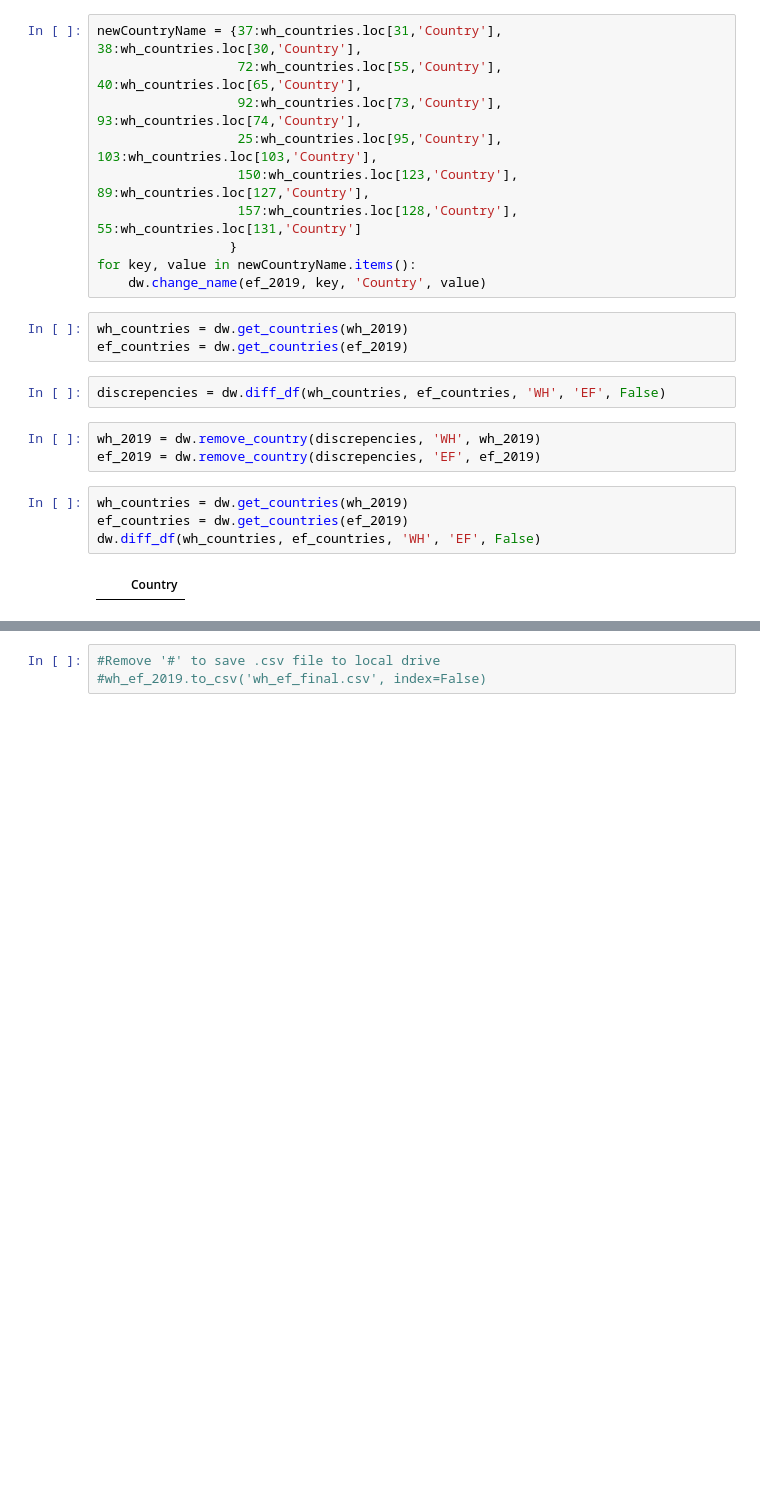
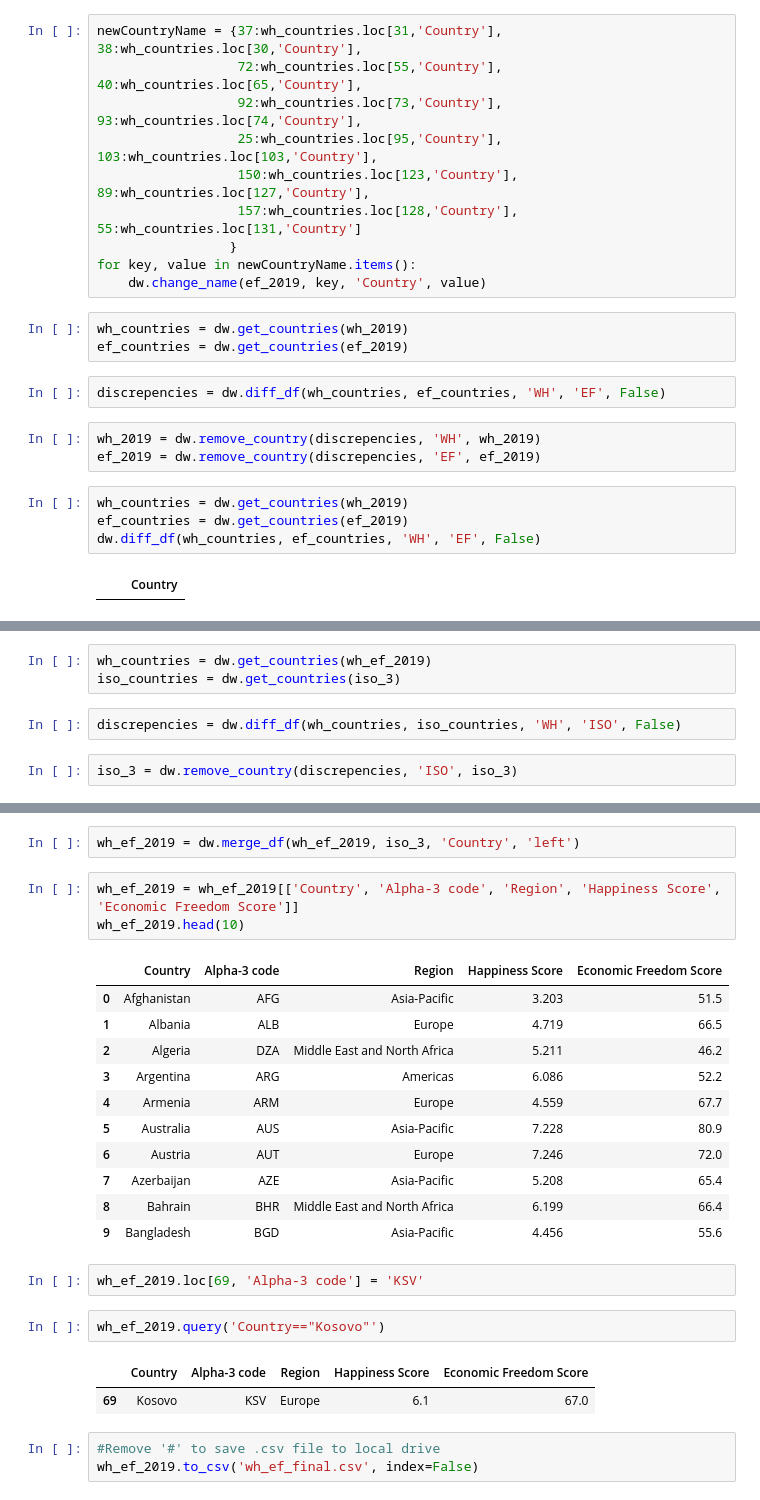
Before and after one commit to nina-driver/Springboard-Capstone-Project-1, a Jupyter notebook: Data Wrangling-WH-EF.ipynb, the cells around one changed output, grey strips where cells are left out. Drawn from its saved outputs; the diff is of its cells as text; blank space fills up the shorter version.

```diff
--- a/Data Wrangling-WH-EF.ipynb
+++ b/Data Wrangling-WH-EF.ipynb
@@ -182,0 +242,7 @@ memory usage: 4.5+ KB
+# %%
+wh_countries = dw.get_countries(wh_ef_2019)
+iso_countries = dw.get_countries(iso_3)
+# %%
+discrepencies = dw.diff_df(wh_countries, iso_countries, 'WH', 'ISO', False)
+# %%
+iso_3 = dw.remove_country(discrepencies, 'ISO', iso_3)
@@ -183,3 +256,27 @@ memory usage: 4.5+ KB
+# %%
+wh_ef_2019 = dw.merge_df(wh_ef_2019, iso_3, 'Country', 'left')
+# %%
+wh_ef_2019 = wh_ef_2019[['Country', 'Alpha-3 code', 'Region', 'Happiness Score', 'Economic Freedom Score']]
+wh_ef_2019.head(10)
+# %% [output]
+|  | Country | Alpha-3 code | Region | Happiness Score | Economic Freedom Score |
+| 0 | Afghanistan | AFG | Asia-Pacific | 3.203 | 51.5 |
+| 1 | Albania | ALB | Europe | 4.719 | 66.5 |
+| 2 | Algeria | DZA | Middle East and North Africa | 5.211 | 46.2 |
+| 3 | Argentina | ARG | Americas | 6.086 | 52.2 |
+| 4 | Armenia | ARM | Europe | 4.559 | 67.7 |
+| 5 | Australia | AUS | Asia-Pacific | 7.228 | 80.9 |
+| 6 | Austria | AUT | Europe | 7.246 | 72.0 |
+| 7 | Azerbaijan | AZE | Asia-Pacific | 5.208 | 65.4 |
+| 8 | Bahrain | BHR | Middle East and North Africa | 6.199 | 66.4 |
+| 9 | Bangladesh | BGD | Asia-Pacific | 4.456 | 55.6 |
+# %%
+wh_ef_2019.loc[69, 'Alpha-3 code'] = 'KSV'
+# %%
+wh_ef_2019.query('Country=="Kosovo"')
+# %% [output]
+|  | Country | Alpha-3 code | Region | Happiness Score | Economic Freedom Score |
+| 69 | Kosovo | KSV | Europe | 6.1 | 67.0 |
 # %%
 #Remove '#' to save .csv file to local drive
-#wh_ef_2019.to_csv('wh_ef_final.csv', index=False)
+wh_ef_2019.to_csv('wh_ef_final.csv', index=False)
```
Also changed, not shown: parts of 12 cells of this notebook, 2 other files.
